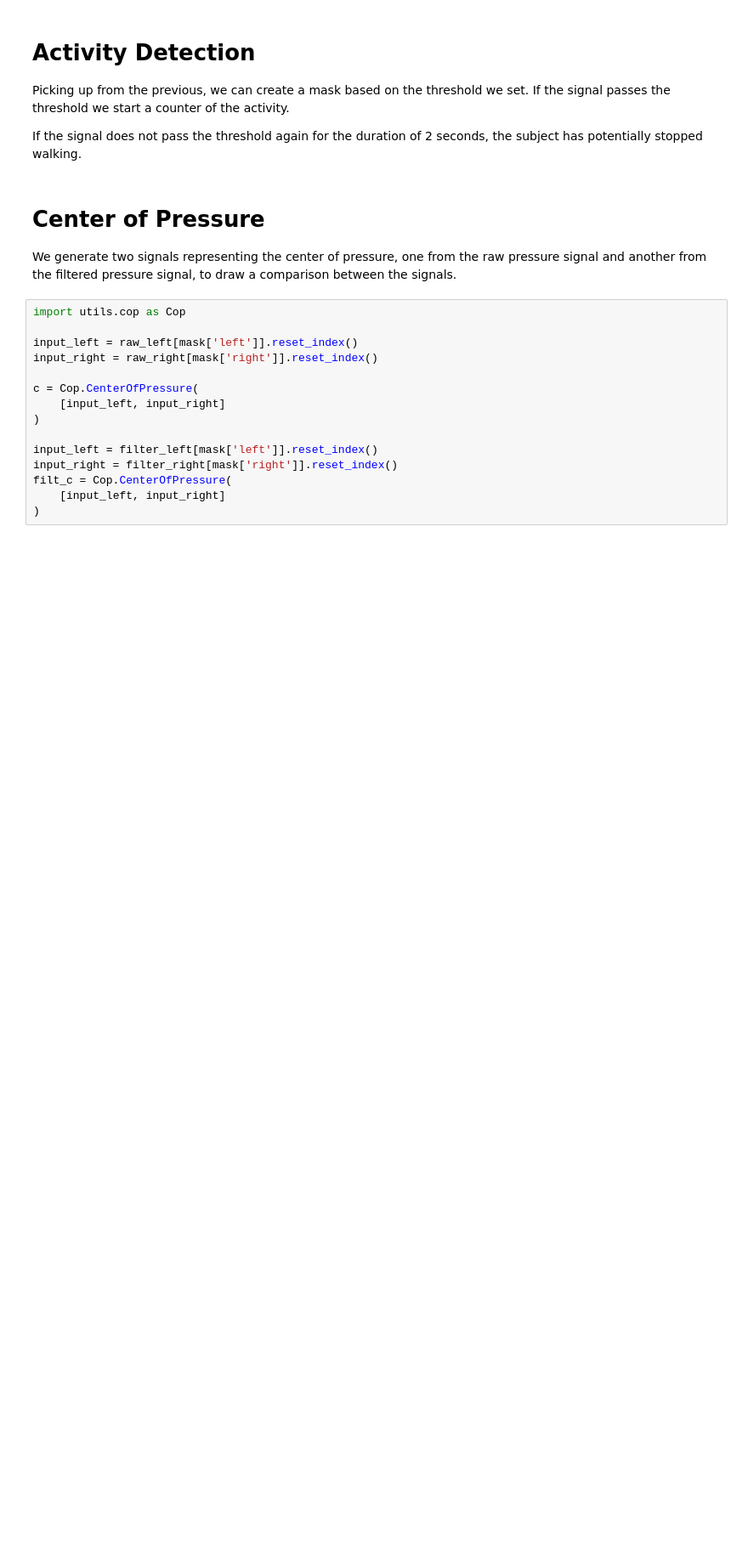
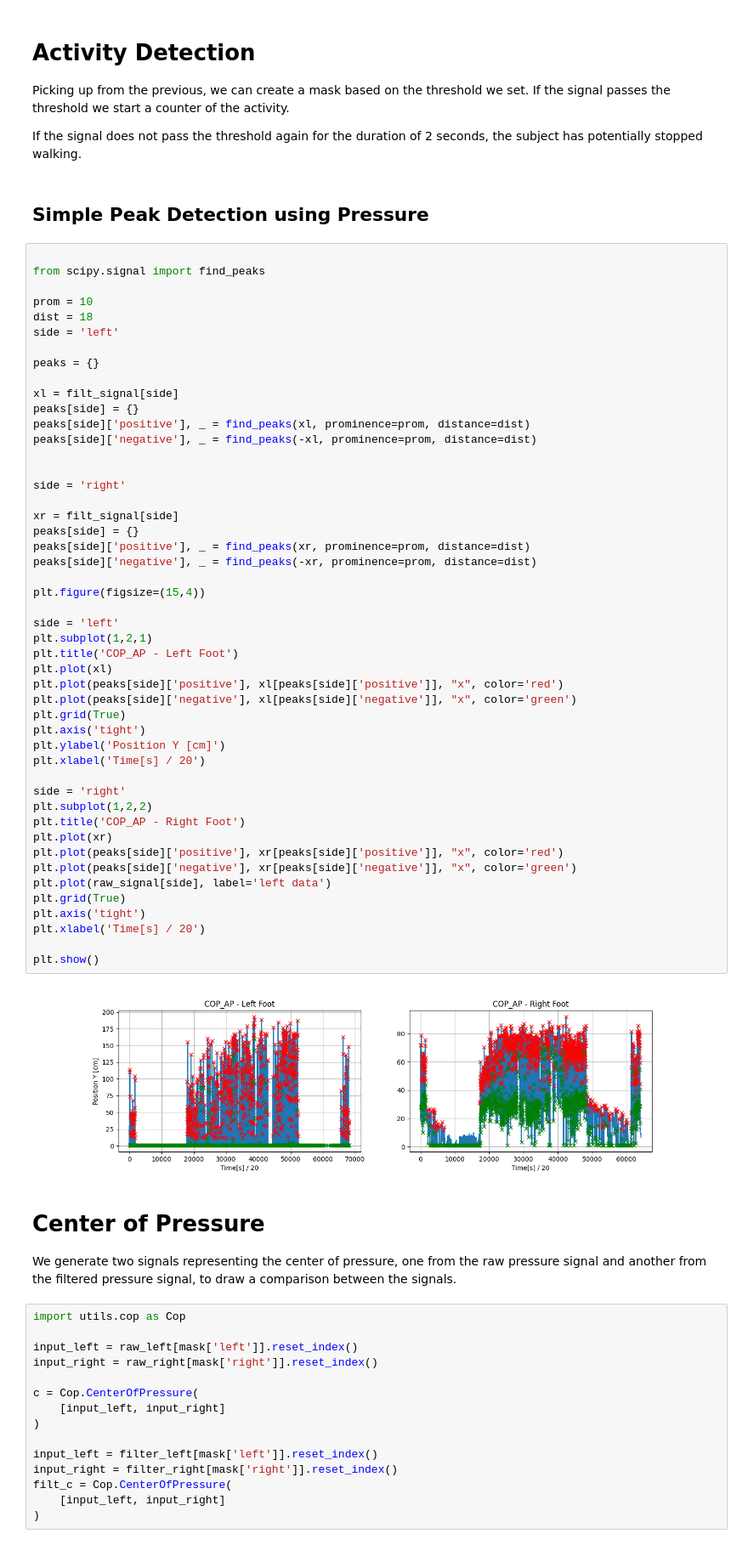
Before and after one commit to Sevastiyan/fs-projects, a Jupyter notebook: COP analysis/analysis_general.ipynb, the cells around one changed output. Shown at 85% size. Saved outputs shown, nothing was run; the diff lists cells and outputs as text; blank space fills up the shorter version.

```diff
--- a/COP analysis/analysis_general.ipynb
+++ b/COP analysis/analysis_general.ipynb
@@ -253,6 +218,58 @@ plt.show()
 Picking up from the previous, we can create a mask based on the threshold we set. If the signal passes the threshold we start a counter of the activity.
 
 If the signal does not pass the threshold again for the duration of 2 seconds, the subject has potentially stopped walking.
+# %% [markdown]
+## Simple Peak Detection using Pressure
+# %%
+
+from scipy.signal import find_peaks
+
+prom = 10
+dist = 18
+side = 'left'
+
+peaks = {}
+
+xl = filt_signal[side]
+peaks[side] = {}
+peaks[side]['positive'], _ = find_peaks(xl, prominence=prom, distance=dist)
+peaks[side]['negative'], _ = find_peaks(-xl, prominence=prom, distance=dist)
+
+
+side = 'right'
+
+xr = filt_signal[side]
+peaks[side] = {}
+peaks[side]['positive'], _ = find_peaks(xr, prominence=prom, distance=dist)
+peaks[side]['negative'], _ = find_peaks(-xr, prominence=prom, distance=dist)
+
+plt.figure(figsize=(15,4))
+
+side = 'left'
+plt.subplot(1,2,1)
+plt.title('COP_AP - Left Foot')
+plt.plot(xl)
+plt.plot(peaks[side]['positive'], xl[peaks[side]['positive']], "x", color='red')
+plt.plot(peaks[side]['negative'], xl[peaks[side]['negative']], "x", color='green')
+plt.grid(True)
+plt.axis('tight')
+plt.ylabel('Position Y [cm]')
+plt.xlabel('Time[s] / 20')
+
+side = 'right'
+plt.subplot(1,2,2)
+plt.title('COP_AP - Right Foot')
+plt.plot(xr)
+plt.plot(peaks[side]['positive'], xr[peaks[side]['positive']], "x", color='red')
+plt.plot(peaks[side]['negative'], xr[peaks[side]['negative']], "x", color='green')
+plt.plot(raw_signal[side], label='left data')
+plt.grid(True)
+plt.axis('tight')
+plt.xlabel('Time[s] / 20')
+
+plt.show()
+# %% [output]
+[figure, added]
 # %% [markdown]
 # Center of Pressure
 
```
Also changed, not shown: parts of 11 cells of this notebook, 17 other files.
